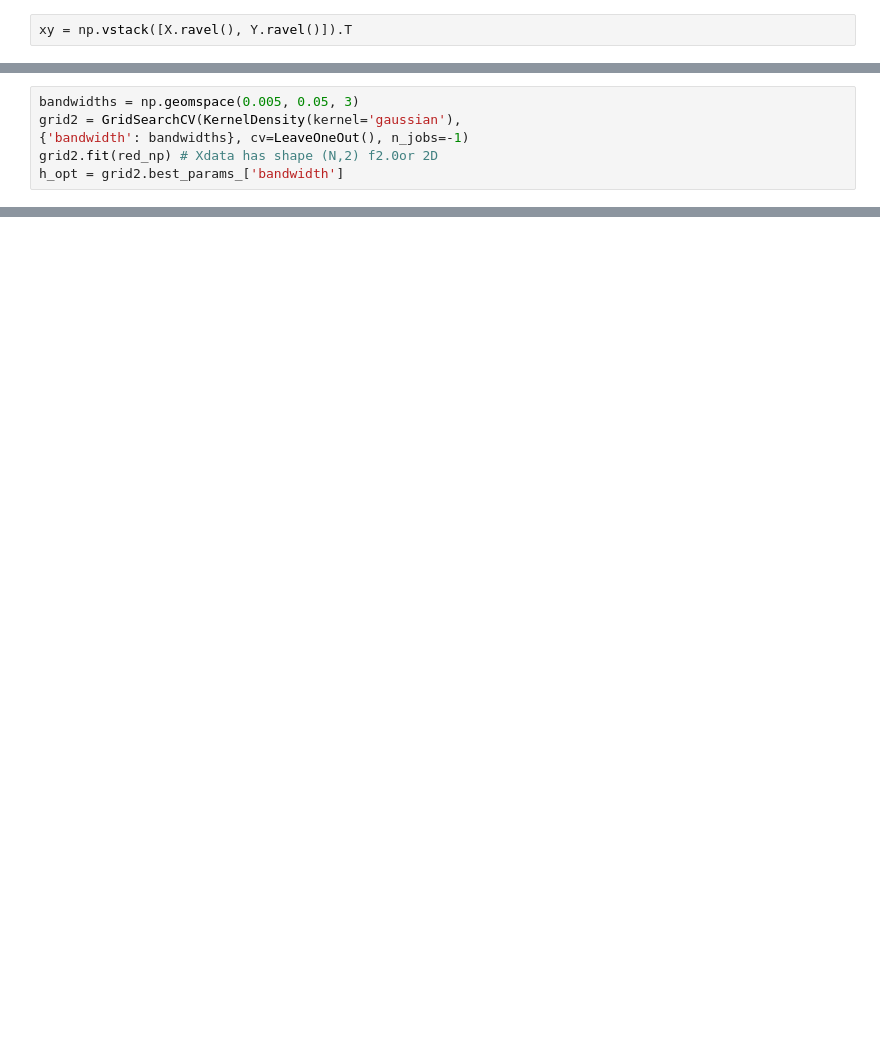
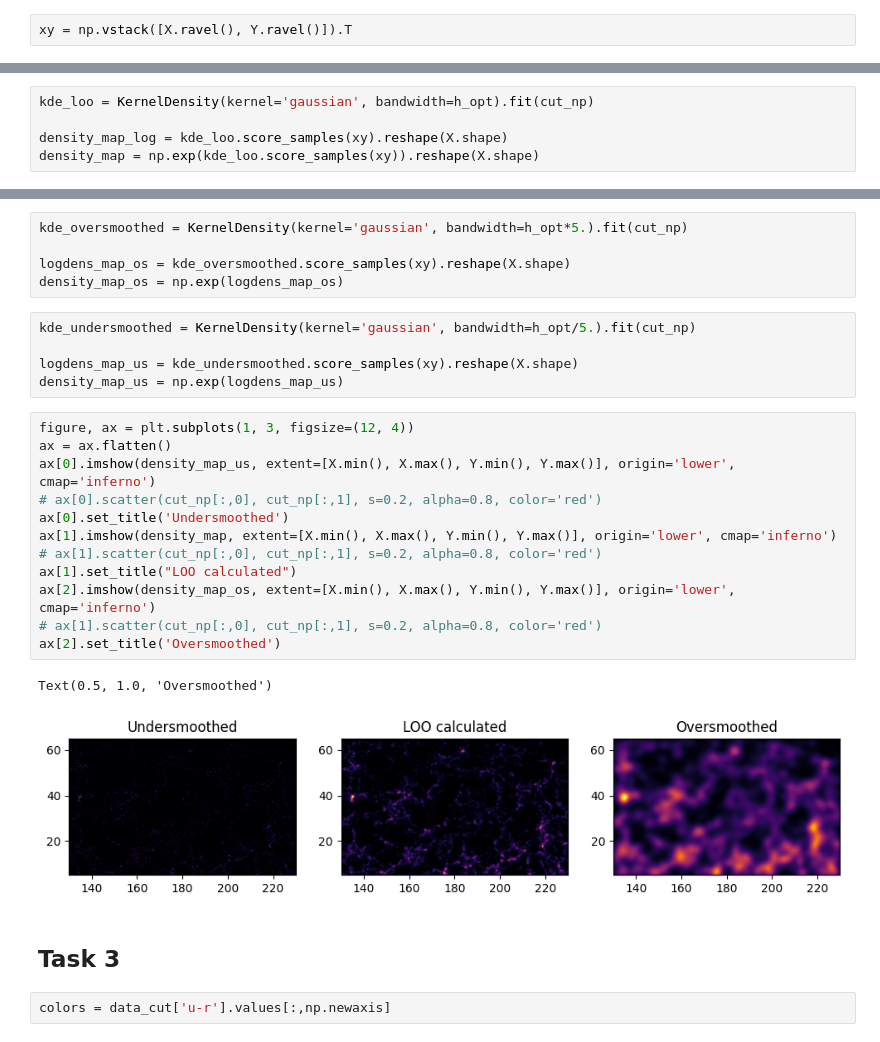
Before and after one commit to CosmicHitchhiker/ds_astro_2026s, a Jupyter notebook: ex2/ex2.ipynb, the cells around one changed output, grey strips where cells are left out. Drawn from its saved outputs; the diff is of its cells as text; blank space fills up the shorter version.

```diff
--- a/ex2/ex2.ipynb
+++ b/ex2/ex2.ipynb
@@ -116,6 +92,0 @@ plt.xscale('log')
-# %%
-bandwidths = np.geomspace(0.005, 0.05, 3)
-grid2 = GridSearchCV(KernelDensity(kernel='gaussian'),
-{'bandwidth': bandwidths}, cv=LeaveOneOut(), n_jobs=-1)
-grid2.fit(red_np) # Xdata has shape (N,2) f2.0or 2D
-h_opt = grid2.best_params_['bandwidth']
@@ -129,0 +93,5 @@ plt.xscale('log')
+# %%
+kde_loo = KernelDensity(kernel='gaussian', bandwidth=h_opt).fit(cut_np)
+
+density_map_log = kde_loo.score_samples(xy).reshape(X.shape)
+density_map = np.exp(kde_loo.score_samples(xy)).reshape(X.shape)
@@ -129,0 +139,29 @@ plt.xscale('log')
+# %%
+kde_oversmoothed = KernelDensity(kernel='gaussian', bandwidth=h_opt*5.).fit(cut_np)
+
+logdens_map_os = kde_oversmoothed.score_samples(xy).reshape(X.shape)
+density_map_os = np.exp(logdens_map_os)
+# %%
+kde_undersmoothed = KernelDensity(kernel='gaussian', bandwidth=h_opt/5.).fit(cut_np)
+
+logdens_map_us = kde_undersmoothed.score_samples(xy).reshape(X.shape)
+density_map_us = np.exp(logdens_map_us)
+# %%
+figure, ax = plt.subplots(1, 3, figsize=(12, 4))
+ax = ax.flatten()
+ax[0].imshow(density_map_us, extent=[X.min(), X.max(), Y.min(), Y.max()], origin='lower', cmap='inferno')
+# ax[0].scatter(cut_np[:,0], cut_np[:,1], s=0.2, alpha=0.8, color='red')
+ax[0].set_title('Undersmoothed')
+ax[1].imshow(density_map, extent=[X.min(), X.max(), Y.min(), Y.max()], origin='lower', cmap='inferno')
+# ax[1].scatter(cut_np[:,0], cut_np[:,1], s=0.2, alpha=0.8, color='red')
+ax[1].set_title("LOO calculated")
+ax[2].imshow(density_map_os, extent=[X.min(), X.max(), Y.min(), Y.max()], origin='lower', cmap='inferno')
+# ax[1].scatter(cut_np[:,0], cut_np[:,1], s=0.2, alpha=0.8, color='red')
+ax[2].set_title('Oversmoothed')
+# %% [output]
+Text(0.5, 1.0, 'Oversmoothed')
+[figure, added]
+# %% [markdown]
+## Task 3
+# %%
+colors = data_cut['u-r'].values[:,np.newaxis]
```
Also changed, not shown: parts of 48 cells of this notebook.
